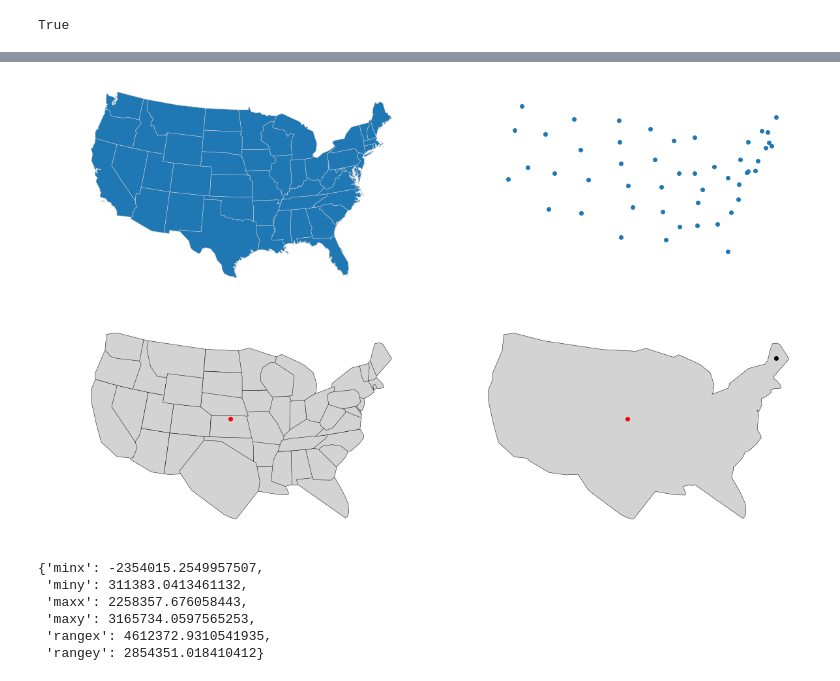
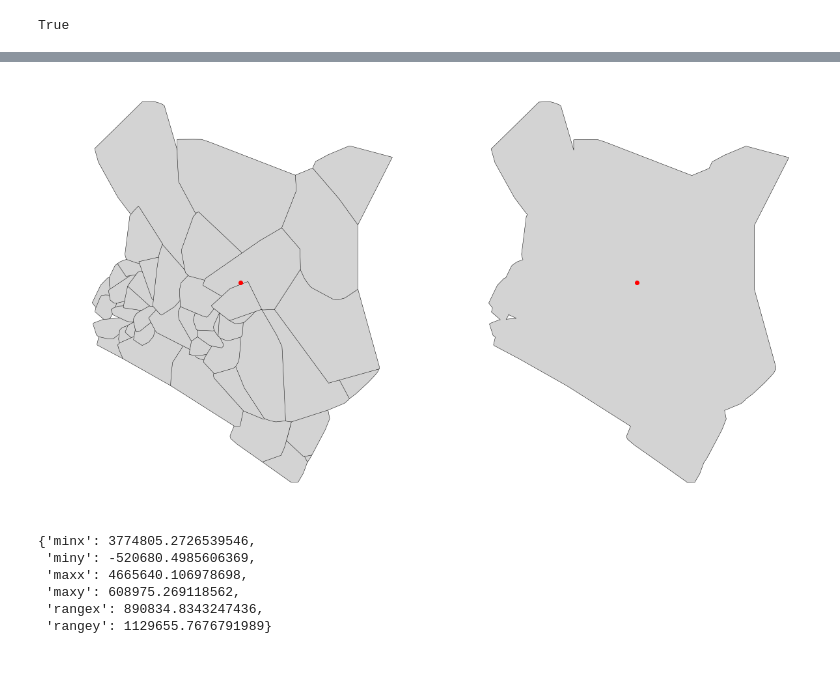
Before and after one commit to deitelberg/Python-projects, a Jupyter notebook: Hexagon Tile Grid Map Generator.ipynb, the cells around one changed output, grey strips where cells are left out. Saved outputs shown, nothing was run; the diff lists cells and outputs as text; code cells hidden in the pictures.

```diff
--- a/Hexagon Tile Grid Map Generator.ipynb
+++ b/Hexagon Tile Grid Map Generator.ipynb
@@ -47,19 +47,19 @@ jo_admin = 'join_order_admin'
 # Variable names for input data
 
 ## Kenya
-# polys = c.kenya_counties_msSimplified
-# admin_name_col = 'CID'
-# keep_flds = ['County', 'CID']
-# epsg = 32662
+polys = c.kenya_counties
+admin_name_col = 'County'
+keep_flds = ['County', admin_id]
+epsg = 32662
 
 ## USA
-polys = c.USA_extraSimp
-admin_name_col = 'HASC_1'
-keep_flds = ['NAME_1', admin_id]
-epsg = 5070
+# polys = c.USA_extraSimp
+# admin_name_col = 'HASC_1'
+# keep_flds = ['NAME_1', admin_id]
+# epsg = 5070
 
 ## India
-# polys = c.india_simp
+# polys = c.india
 # admin_name_col = 'AREA_NAME'
 # keep_flds = ['AREA_NAME', admin_id]
 # epsg = 4240
@@ -79,8 +79,11 @@ def read_file_and_attempt_projection(file, epsg_code):
     return gdf
 # %%
 admin = read_file_and_attempt_projection(polys, epsg)
-admin[admin_id] = admin[admin_name_col].str.split('.').str[1] #For USA
-#admin[admin_id] = admin[admin_name_col].str.split(' ').str[0]
+
+#admin[admin_id] = admin[admin_name_col].str.split('.').str[1] #For USA
+#admin[admin_id] = admin[admin_name_col].str.split(' ').str[0] #For India
+admin[admin_id] = admin[admin_name_col] #For Kenya
+
 admin = admin.sort_values(by=admin_name_col).reset_index(drop=True)
 admin = admin.rename(columns={'geometry': 'geom_poly'}).set_geometry('geom_poly')
 keep_flds.append(admin.geometry.name)
@@ -130 +133,10 @@ print(display(HTML(admin_hulls_dissolved.to_html())))
 None
+# %%
+fig, ax = plt.subplots(nrows=1, ncols=1, figsize=(10, 10))
+
+# Plot on axis 1 (left)
+ax.set_axis_off()
+admin.set_geometry('geom_poly').plot(ax=ax, linewidth=0.5, edgecolor='lightgrey')
+admin.set_geometry('geom_centroid').plot(ax=ax, color='red')
+
+plt.show()
@@ -131,34 +145,20 @@ None
 # %%
 fig, (ax1,ax2) = plt.subplots(nrows=1, ncols=2, figsize=(20, 20), sharex=True, sharey=True)
 
 # Plot on axis 1 (left)
 ax1.set_axis_off()
-admin.set_geometry('geom_poly').plot(ax=ax1, linewidth=0.5, edgecolor='lightgrey')
+admin.set_geometry('geom_convexhull').plot(ax=ax1, linewidth=0.5, edgecolor='black', color='lightgrey')
+admin_hulls_dissolved.set_geometry('geom_centroid').plot(ax=ax1, color='red')
 
 # Plot on axis 2 (right)
 ax2.set_axis_off()
-admin.set_geometry('geom_centroid').plot(ax=ax2)
+admin_hulls_dissolved.plot(ax=ax2, linewidth=0.5, edgecolor='black', color='lightgrey')
+admin_hulls_dissolved.set_geometry('geom_centroid').plot(ax=ax2, color='red')
+#admin.loc[admin[admin_id] == 'ME'].set_geometry('geom_centroid').plot(ax=ax2, color='black') # Only for USA
 
 plt.show()
 # %% [output]
-[figure, old version]
+[figure, new version]
-# %%
-fig, (ax1,ax2) = plt.subplots(nrows=1, ncols=2, figsize=(20, 20), sharex=True, sharey=True)
-
-# Plot on axis 1 (left)
-ax1.set_axis_off()
-admin.set_geometry('geom_convexhull').plot(ax=ax1, linewidth=0.5, edgecolor='black', color='lightgrey')
-admin_hulls_dissolved.set_geometry('geom_centroid').plot(ax=ax1, color='red')
-
-# Plot on axis 2 (right)
-ax2.set_axis_off()
-admin_hulls_dissolved.plot(ax=ax2, linewidth=0.5, edgecolor='black', color='lightgrey')
-admin_hulls_dissolved.set_geometry('geom_centroid').plot(ax=ax2, color='red')
-admin.loc[admin[admin_id] == 'ME'].set_geometry('geom_centroid').plot(ax=ax2, color='black')
-
-plt.show()
-# %% [output]
-[figure, removed]
 # %%
 def round_dict_vals(dictionary, places=10):
     for k, v in dictionary.items():
@@ -192,12 +192,12 @@ bbox = get_bounding_coordinates(admin.set_geometry('geom_poly'))
 bbox_gdf = build_bounding_polygon(bbox, admin.crs)
 bbox
 # %% [output]
-{'minx': -2354015.2549957507,
- 'miny': 311383.0413461132,
- 'maxx': 2258357.676058443,
- 'maxy': 3165734.0597565253,
- 'rangex': 4612372.9310541935,
- 'rangey': 2854351.018410412}
+{'minx': 3774805.2726539546,
+ 'miny': -520680.4985606369,
+ 'maxx': 4665640.106978698,
+ 'maxy': 608975.269118562,
+ 'rangex': 890834.8343247436,
+ 'rangey': 1129655.7676791989}
 # %%
 def displace_vertex(x, y, length, angle):
     '''
```
Also changed, not shown: parts of 15 cells of this notebook.
